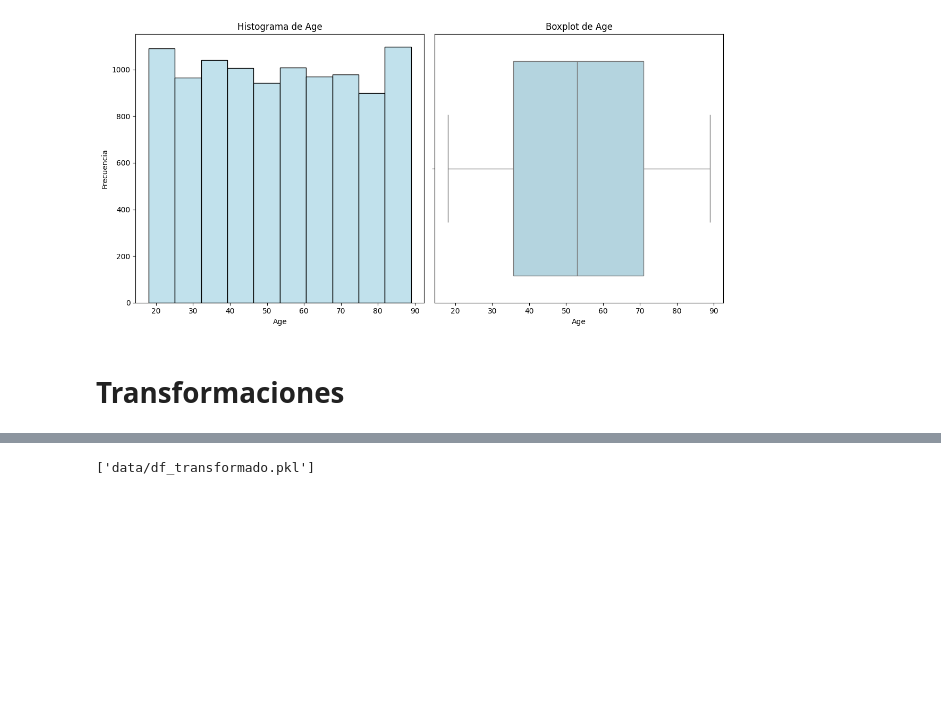
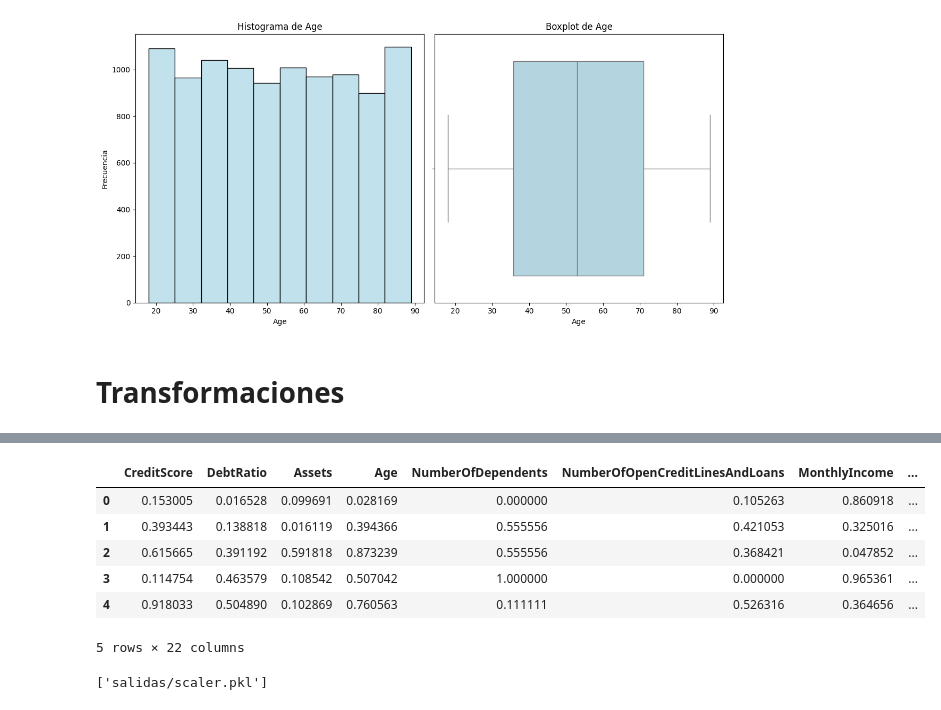
Before and after one commit to Leostark95/Proyecto_Finanzas, a Jupyter notebook: b_preprocesamiento.ipynb, the cells around one changed output, grey strips where cells are left out. Saved outputs shown, nothing was run; the diff lists cells and outputs as text; code cells hidden in the pictures; blank space fills up the shorter version.

```diff
--- a/b_preprocesamiento.ipynb
+++ b/b_preprocesamiento.ipynb
@@ -204,5 +178,3 @@ plot_hist_box(df, variables_numericas)
 [figure]
 # %% [markdown]
 # Transformaciones
-# %%
-df = pd.get_dummies(df, columns=['HomeOwnership', 'Education', 'MaritalStatus'], dtype=int)
@@ -229,0 +181,13 @@ df_scaled
+# %%
+scaler = None
+df_historicos_scaled, sc = fn.procesar_datos(df, scaler)
+# %%
+df_historicos_scaled.head()
+# %% [output]
+|  | CreditScore | DebtRatio | Assets | Age | NumberOfDependents | NumberOfOpenCreditLinesAndLoans | MonthlyIncome | ... |
+| 0 | 0.153005 | 0.016528 | 0.099691 | 0.028169 | 0.000000 | 0.105263 | 0.860918 | ... |
+| 1 | 0.393443 | 0.138818 | 0.016119 | 0.394366 | 0.555556 | 0.421053 | 0.325016 | ... |
+| 2 | 0.615665 | 0.391192 | 0.591818 | 0.873239 | 0.555556 | 0.368421 | 0.047852 | ... |
+| 3 | 0.114754 | 0.463579 | 0.108542 | 0.507042 | 1.000000 | 0.000000 | 0.965361 | ... |
+| 4 | 0.918033 | 0.504890 | 0.102869 | 0.760563 | 0.111111 | 0.526316 | 0.364656 | ... |
+5 rows × 22 columns
@@ -231,6 +198,8 @@ df_scaled
 import joblib
 
 # Exportar DataFrame con joblib
-joblib.dump(df, 'data/df_transformado.pkl')
+joblib.dump(x, 'salidas/df_historicos_transf.pkl')
+joblib.dump(y, 'salidas/v.respuesta.pkl')
+joblib.dump(sc, 'salidas/scaler.pkl')
 # %% [output]
-['data/df_transformado.pkl']
+['salidas/scaler.pkl']
```
Also changed, not shown: parts of 6 cells of this notebook, 5 other files.
